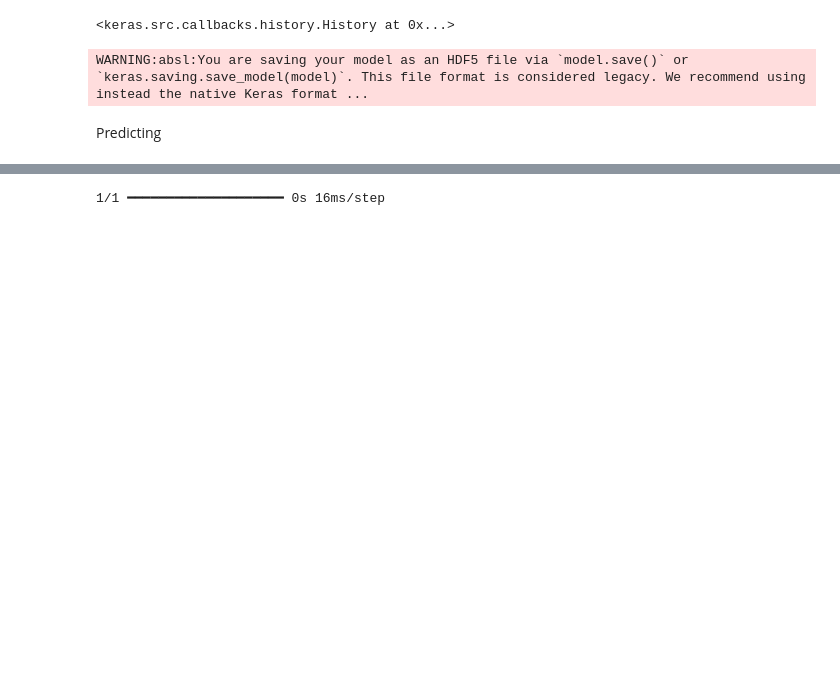
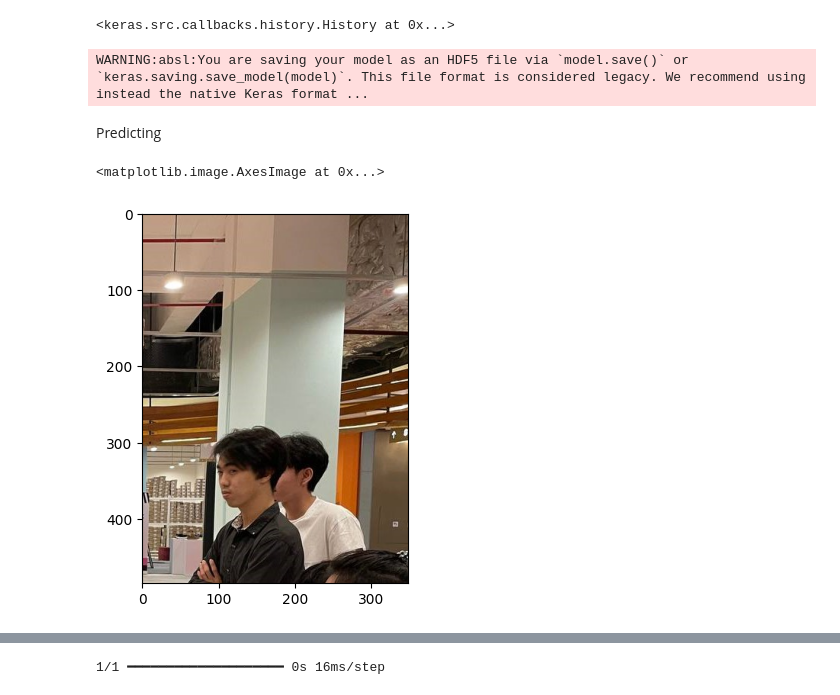
Before and after one commit to Kheav-Kienghok/Face_Recognition_Attendant, a Jupyter notebook: Training/Training.ipynb, the cells around one changed output, grey strips where cells are left out. Cells and saved outputs as stored; diff of their text form; code cells hidden in the pictures; blank space fills up the shorter version.

```diff
--- a/Training/Training.ipynb
+++ b/Training/Training.ipynb
@@ -207,6 +209,12 @@ WARNING:absl:You are saving your model as an HDF5 file via `model.save()` or `ke
 Predicting
 # %%
 path = "/content/drive/MyDrive/Face-Recognition-Using-FaceNet/Testing/123.jpg"
+img = cv.imread(path)
+img = cv.cvtColor(img, cv.COLOR_BGR2RGB)
+plt.imshow(img)
+# %% [output]
+<matplotlib.image.AxesImage at 0x...>
+[figure, added]
 # %%
 t_im = cv.imread(path)
 t_im = cv.cvtColor(t_im, cv.COLOR_BGR2RGB)
```
Also changed, not shown: parts of 9 cells of this notebook, 3 other files.
